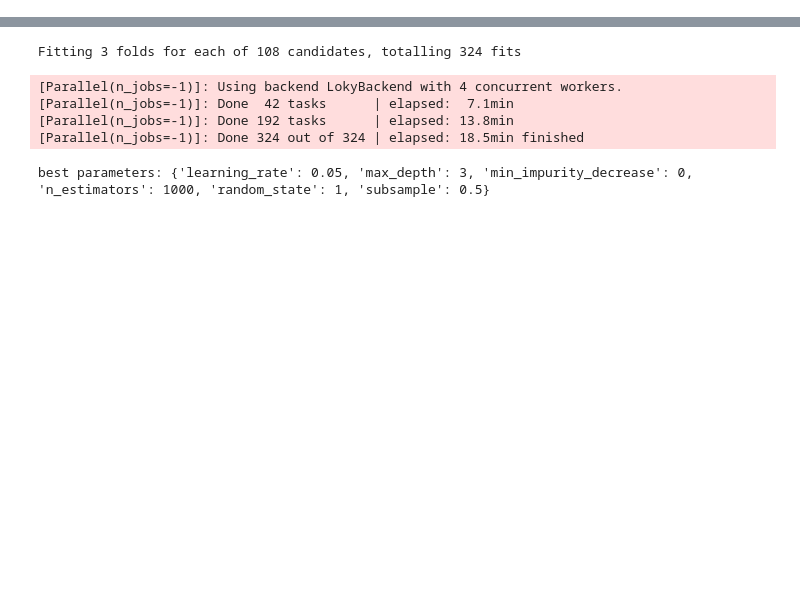
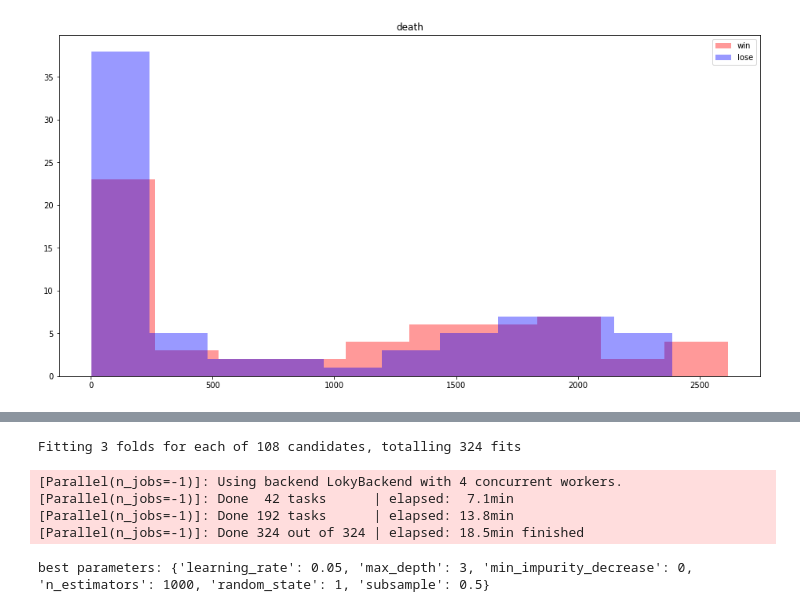
Before and after one commit to Rokushou/Splatoon-2-Meta-Modeling, a Jupyter notebook: Hard Reset.ipynb, the cells around one changed output, grey strips where cells are left out. Cells and saved outputs as stored; diff of their text form; code cells hidden in the pictures; blank space fills up the shorter version.

```diff
--- a/Hard Reset.ipynb
+++ b/Hard Reset.ipynb
@@ -214,0 +217,4 @@ bar_plotter('inked', test)
+# %%
+hist_plotter('death')
+# %% [output]
+[figure, added]
```
Also changed, not shown: parts of 28 cells of this notebook, 1 other file.
